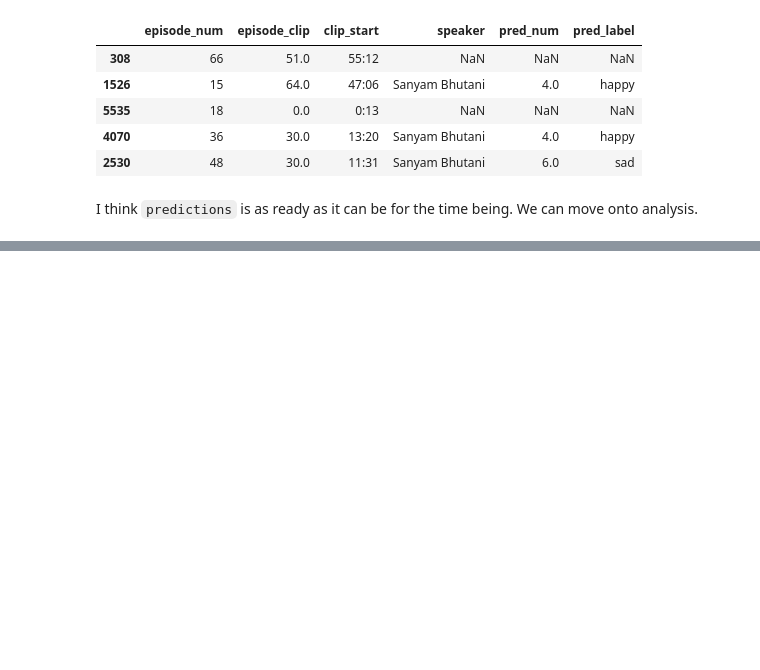
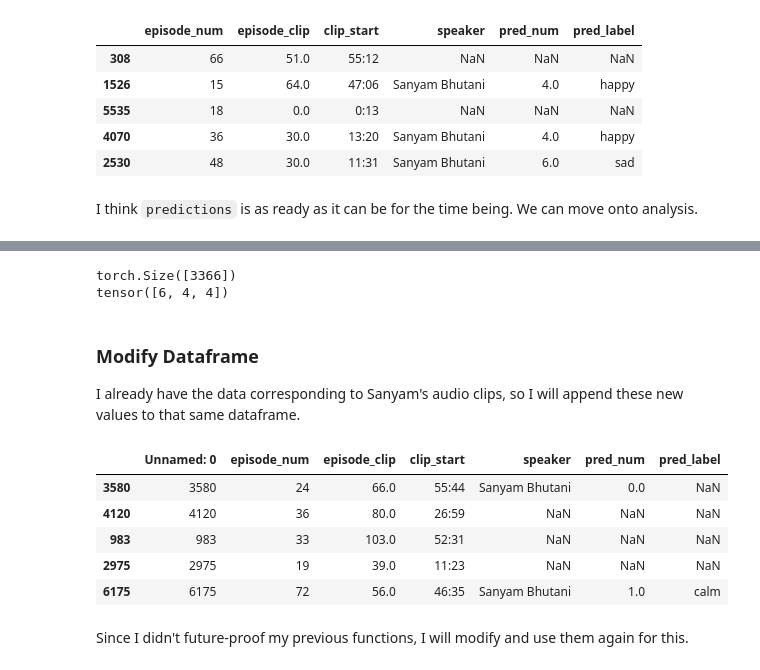
Before and after one commit to sahiljuneja/kaggle-ctds, a Jupyter notebook: predict.ipynb, the cells around one changed output, grey strips where cells are left out. Drawn from its saved outputs; the diff is of its cells as text; code cells hidden in the pictures; blank space fills up the shorter version.

Commit message:
add predictions for guest clips

```diff
--- a/predict.ipynb
+++ b/predict.ipynb
@@ -182,0 +214,23 @@ predictions.to_csv("/notebooks/storage/ctds_data/predictions.csv")
+# %%
+labels = np.argmax(preds, 1)
+print(labels.shape)
+print(labels[:3])
+# %% [output]
+torch.Size([3366])
+tensor([6, 4, 4])
+# %% [markdown]
+### Modify Dataframe
+
+I already have the data corresponding to Sanyam's audio clips, so I will append these new values to that same dataframe.
+# %%
+predictions = pd.read_csv("/notebooks/storage/ctds_data/predictions.csv")
+predictions.sample(5)
+# %% [output]
+|  | Unnamed: 0 | episode_num | episode_clip | clip_start | speaker | pred_num | pred_label |
+| 3580 | 3580 | 24 | 66.0 | 55:44 | Sanyam Bhutani | 0.0 | NaN |
+| 4120 | 4120 | 36 | 80.0 | 26:59 | NaN | NaN | NaN |
+| 983 | 983 | 33 | 103.0 | 52:31 | NaN | NaN | NaN |
+| 2975 | 2975 | 19 | 39.0 | 11:23 | NaN | NaN | NaN |
+| 6175 | 6175 | 72 | 56.0 | 46:35 | Sanyam Bhutani | 1.0 | calm |
+# %% [markdown]
+Since I didn't future-proof my previous functions, I will modify and use them again for this.
```
Also changed, not shown: parts of 17 cells of this notebook.
